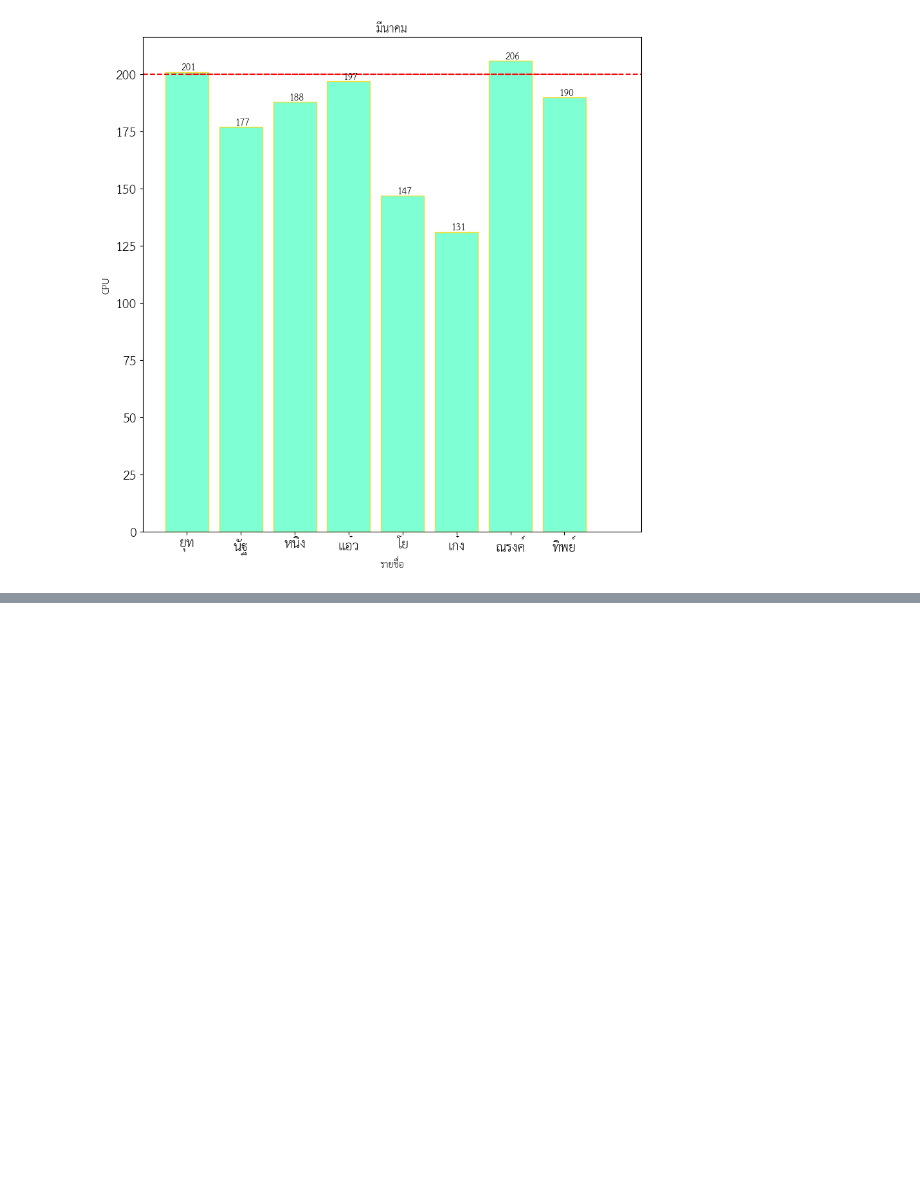
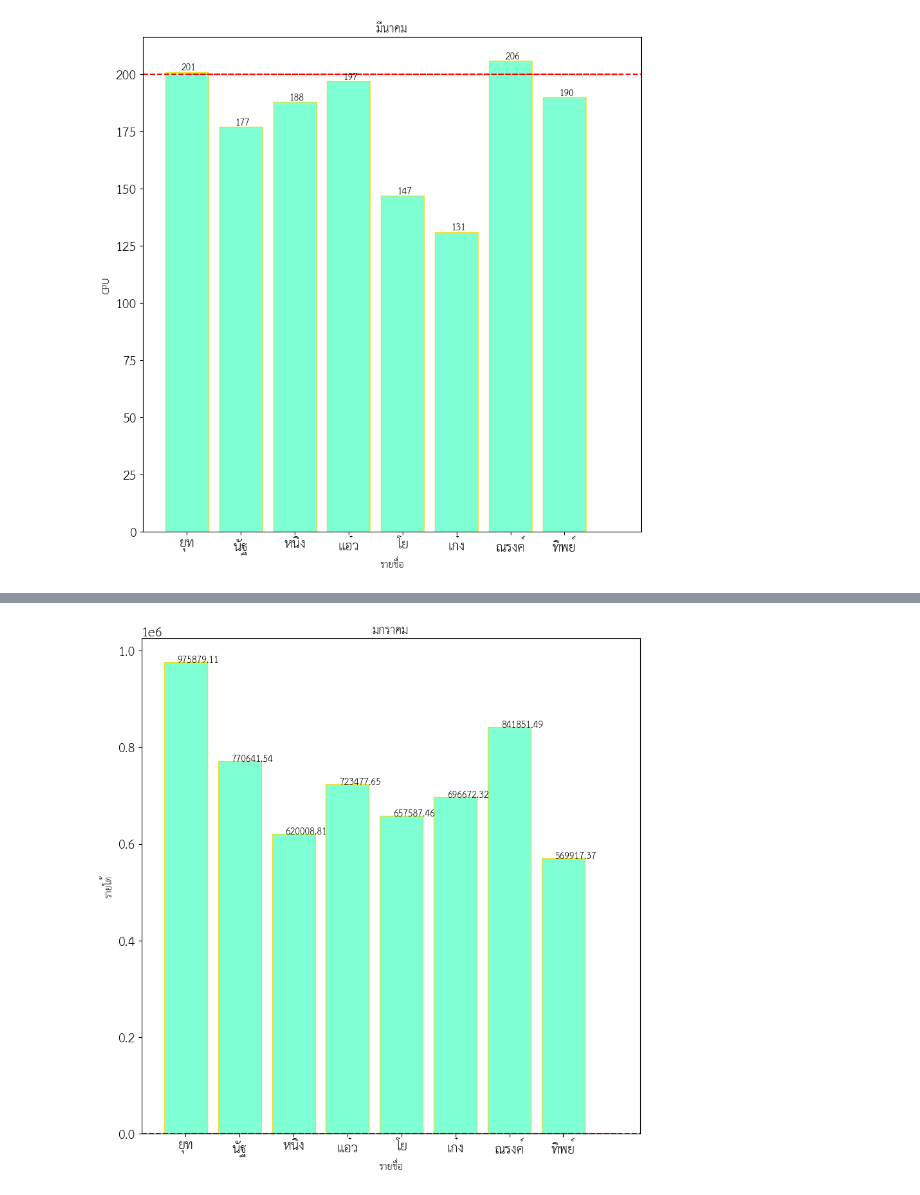
Before and after one commit to 1234567890qqqqqq/-links-colab, a Jupyter notebook: ประสิทธิภาพศูนย์บริการ.ipynb, the cells around one changed output, grey strips where cells are left out. Saved outputs shown, nothing was run; the diff lists cells and outputs as text; code cells hidden in the pictures; blank space fills up the shorter version.

```diff
--- a/ประสิทธิภาพศูนย์บริการ.ipynb
+++ b/ประสิทธิภาพศูนย์บริการ.ipynb
@@ -206,8 +242,8 @@ plt.show()
 # %% [output]
 [figure]
 # %%
-mar = cpu[cpu['เดือน']=='มีนาคม'][['เดือน','รายชื่อ','CPU','เป้าหมาย/CPU']]
-mar
+marc = cpu[cpu['เดือน']=='มีนาคม'][['เดือน','รายชื่อ','CPU','เป้าหมาย/CPU']]
+marc
 # %% [output]
 |  | เดือน | รายชื่อ | CPU | เป้าหมาย/CPU |
 | 17 | มีนาคม | ยุท | 201 | 200 |
@@ -220,25 +256,25 @@ mar
 | 24 | มีนาคม | ทิพย์ | 190 | 200 |
 # %%
 # ข้อมูล
-data3 = mar['CPU']
-labale = mar['รายชื่อ']
+datac3 = marc['CPU']
+labale = marc['รายชื่อ']
 target = 200
 fig, ax = plt.subplots()
 
 # สร้างแท่งกราฟ
-plt.bar(labale,data3,ec="#EBDD2B", fc="#7fffd4")
+plt.bar(labale,datac3,ec="#EBDD2B", fc="#7fffd4")
 plt.title('มีนาคม')
 
 # กำหนดเส้นเป้าหมายด้วยวงกลมและเส้นต่อเนื่อง
 ax.axhline(y=target, color='r', linestyle='--')
-ax.plot([0, len(data3)], [target, target], 'r--')
+ax.plot([0, len(datac3)], [target, target], 'r--')
 
 # กำหนดชื่อแกน
 ax.set_xlabel('รายชื่อ')
 ax.set_ylabel('CPU')
 
 # แสดงเลขบนแท่งกราฟ
-for i, v in enumerate(data3):
+for i, v in enumerate(datac3):
     ax.text(i-0.1, v + 1, str(v))
 
 plt.show()
@@ -246,0 +285,3 @@ plt.show()
+# %%
+income = vc[['เดือน','รายชื่อ','รายได้','เป้าหมาย/รายได้']]
+income
@@ -246,0 +306,3 @@ plt.show()
+# %%
+jani = income[income['เดือน']=='มกราคม'][['เดือน','รายชื่อ','รายได้','เป้าหมาย/รายได้']]
+jani
@@ -246,0 +319,26 @@ plt.show()
+# %%
+# ข้อมูล
+datai1 = jani['รายได้']
+labale = jani['รายชื่อ']
+target = 200
+fig, ax = plt.subplots()
+
+# สร้างแท่งกราฟ
+plt.bar(labale,datai1,ec="#EBDD2B", fc="#7fffd4")
+plt.title('มกราคม')
+
+# กำหนดเส้นเป้าหมายด้วยวงกลมและเส้นต่อเนื่อง
+ax.axhline(y=target, color='r', linestyle='--')
+ax.plot([0, len(datai1)], [target, target], 'r--')
+
+# กำหนดชื่อแกน
+ax.set_xlabel('รายชื่อ')
+ax.set_ylabel('รายได้')
+
+# แสดงเลขบนแท่งกราฟ
+for i, v in enumerate(datai1):
+    ax.text(i - 0.15, v + 1, str(v))
+
+plt.show()
+# %% [output]
+[figure, added]
```
Also changed, not shown: parts of 17 cells of this notebook.
